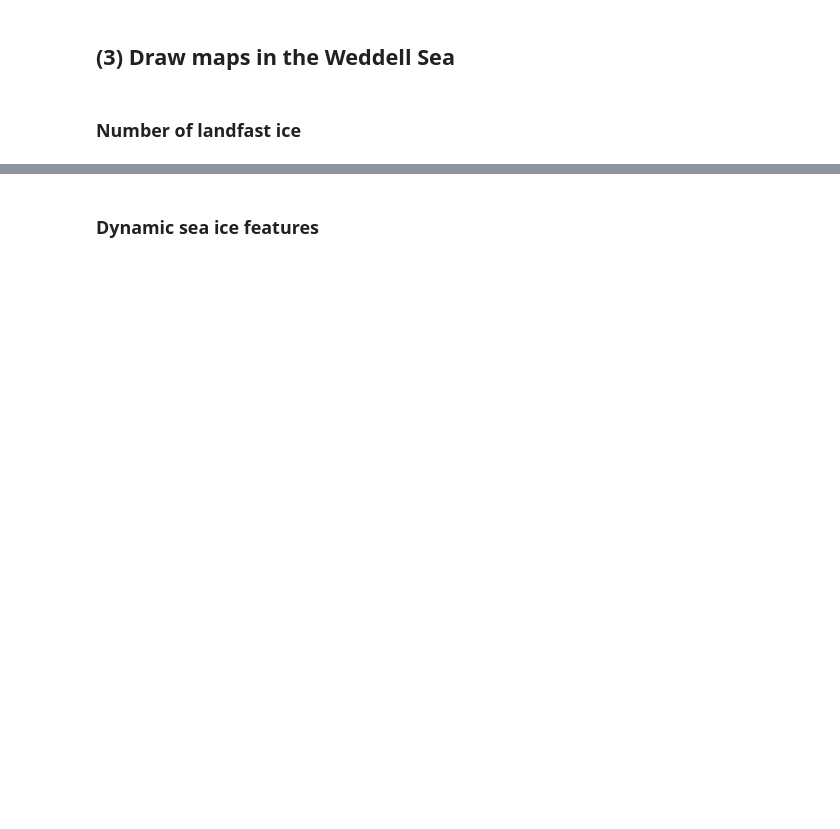
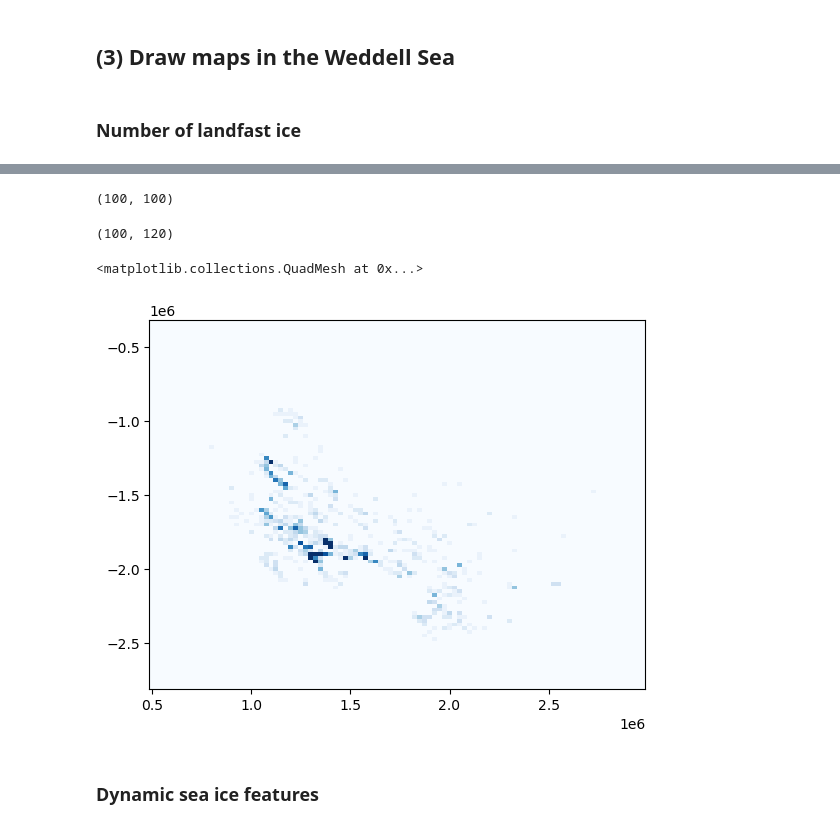
Before and after one commit to YoungHyunKoo/Floes, a Jupyter notebook: Y05_Display_maps.ipynb, the cells around one changed output, grey strips where cells are left out. Cells and saved outputs as stored; diff of their text form; code cells hidden in the pictures; blank space fills up the shorter version.

```diff
--- a/Y05_Display_maps.ipynb
+++ b/Y05_Display_maps.ipynb
@@ -191,0 +200,4 @@ for field in ['ib_cnt']:
+# %%
+xx.shape
+# %% [output]
+(100, 100)
@@ -192,3 +206,13 @@ for field in ['ib_cnt']:
+# %%
+yy.shape
+# %% [output]
+(100, 120)
+# %%
+plt.pcolormesh(xx, yy, np.nansum(value[idx], axis=0), shading = 'nearest',
+               vmin = vmin[field], vmax=vmax[field], cmap = "Blues")
+# %% [output]
+<matplotlib.collections.QuadMesh at 0x...>
+[figure, added]
 # %% [markdown]
 ### Dynamic sea ice features
 # %%
```
Also changed, not shown: parts of 14 cells of this notebook, 5 other files.
